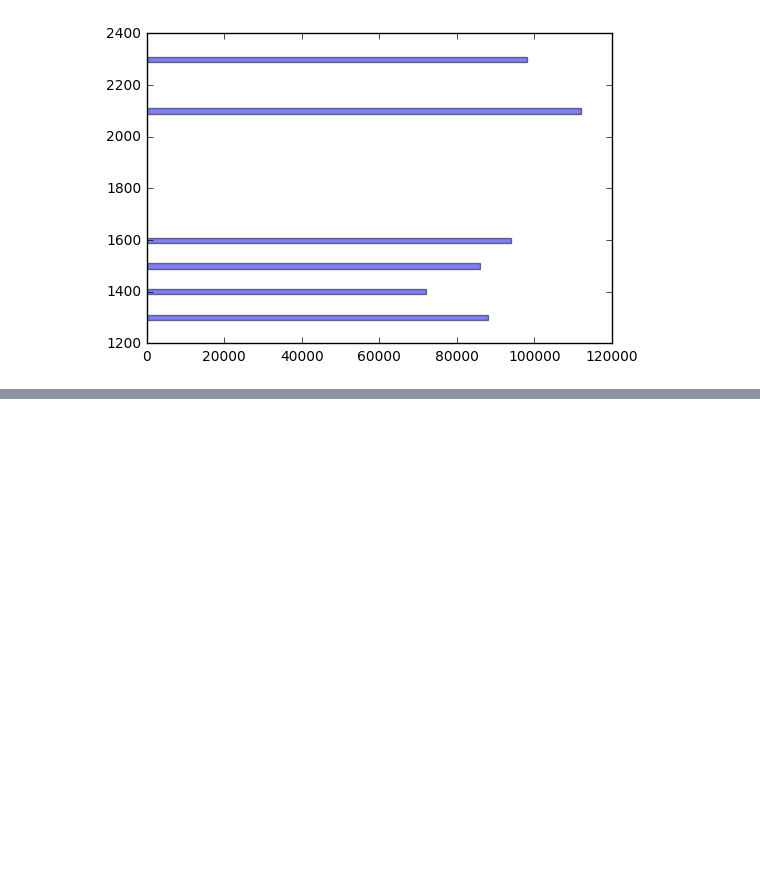
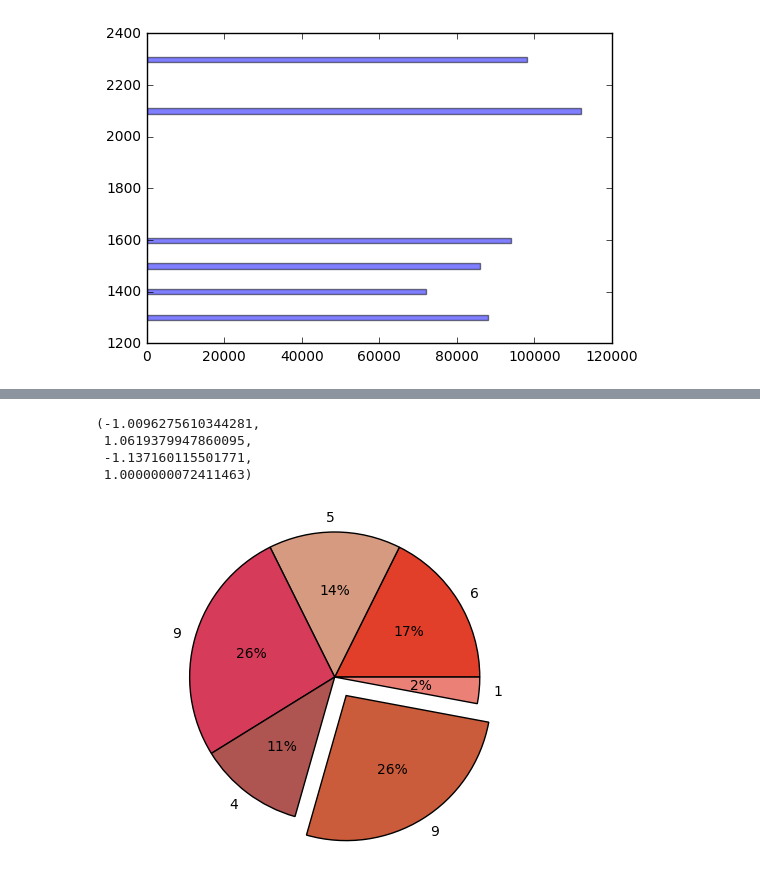
Before and after one commit to sanchee16/Ipynb, a Jupyter notebook: Udacity Intro To Statistics .ipynb, the cells around one changed output, grey strips where cells are left out. Cells and saved outputs as stored; diff of their text form; code cells hidden in the pictures; blank space fills up the shorter version.

Commit message:
Add pie chart

```diff
--- a/Udacity Intro To Statistics .ipynb
+++ b/Udacity Intro To Statistics .ipynb
@@ -30,0 +34,13 @@ plt.hist(M, 9)
+# %%
+# Pie chart
+N = np.random.randint(1, 10, 6)
+colors = ["#E13F29", "#D69A80", "#D63B59", "#AE5552", "#CB5C3B", "#EB8076", "#96624E"]
+plt.pie(N, labels=N,  explode=(0, 0, 0, 0, 0.15, 0), autopct='%1d%%', colors=colors)
+# Align the axis of the pie chart wrt to the surface
+plt.axis('equal')
+# %% [output]
+(-1.0096275610344281,
+ 1.0619379947860095,
+ -1.137160115501771,
+ 1.0000000072411463)
+[figure, added]
```
Also changed, not shown: parts of 3 cells of this notebook.
